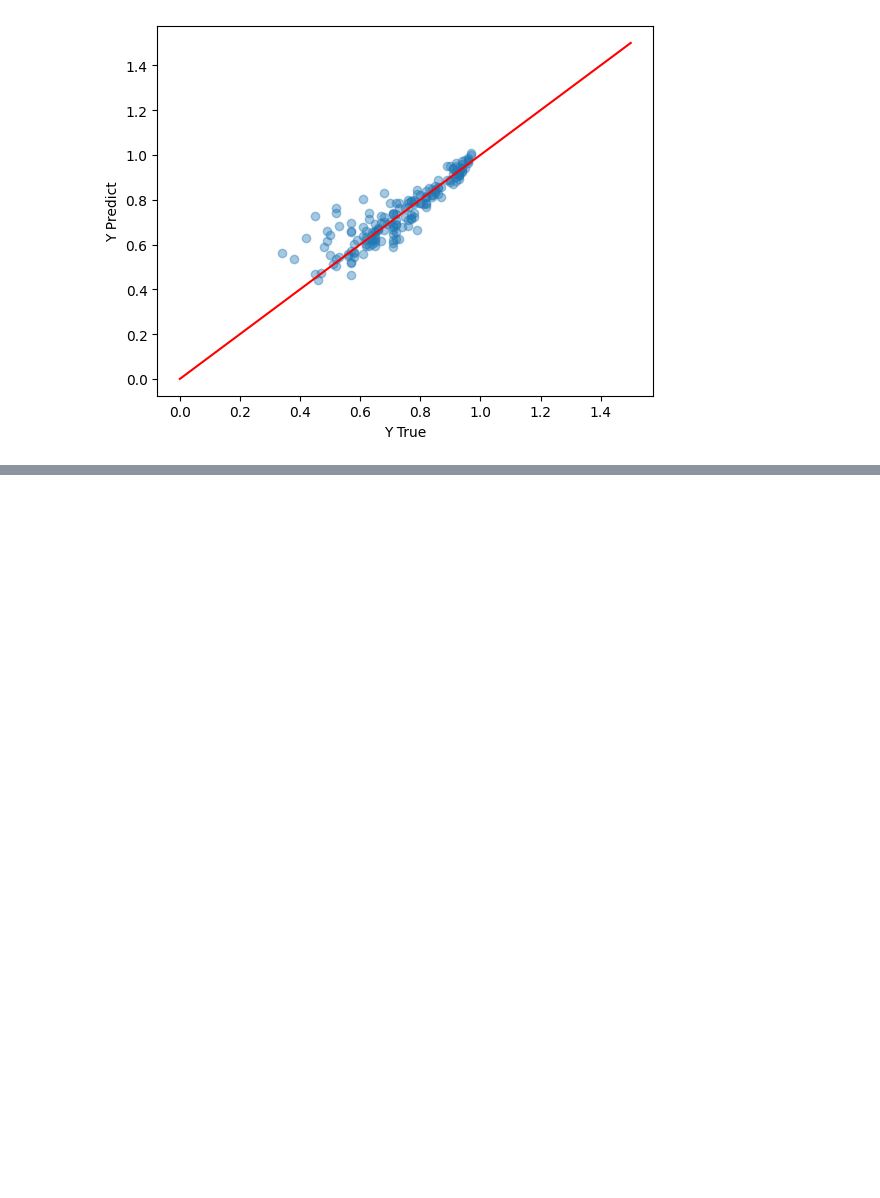
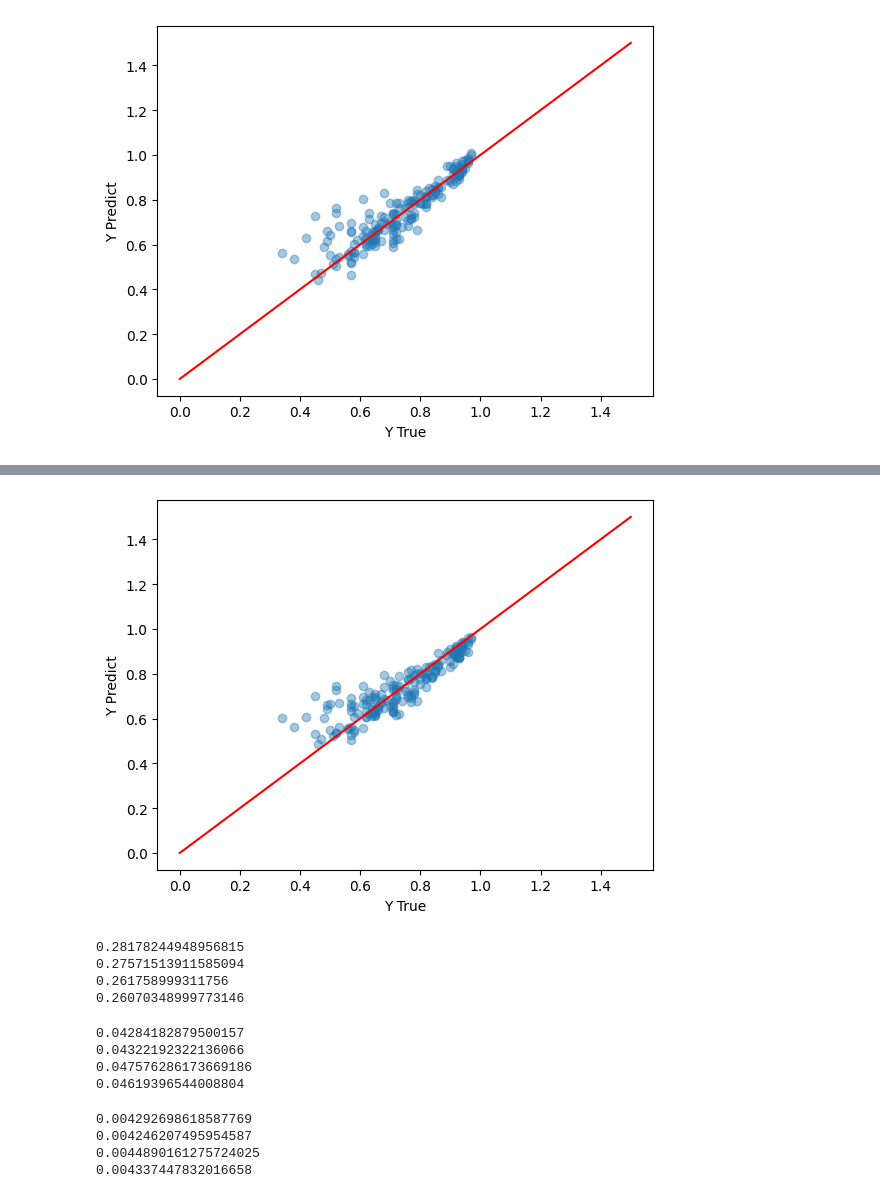
Before and after one commit to MBAhmadi/New-ML, a Jupyter notebook: graduate_admission_prediction/Admission_Predict_Ver1.1.ipynb, the cells around one changed output, grey strips where cells are left out. Drawn from its saved outputs; the diff is of its cells as text; code cells hidden in the pictures; blank space fills up the shorter version.

```diff
--- a/graduate_admission_prediction/Admission_Predict_Ver1.1.ipynb
+++ b/graduate_admission_prediction/Admission_Predict_Ver1.1.ipynb
@@ -129,0 +182,20 @@ plt.ylabel('Y Predict');
+# %%
+steps = [('poly_feature', PolynomialFeatures(degree=2)),
+         ('lr', ElasticNet(alpha=1, l1_ratio=0.5, fit_intercept=False))]
+
+lr_elastic = Pipeline(steps=steps)
+
+lr_elastic.fit(X_train, y_train)
+
+
+y_pred = lr_elastic.predict(X_test)
+
+plt.scatter(y_test, y_pred, alpha=0.4);
+plt.plot(np.linspace(0, 1.5, 100),
+         np.linspace(0, 1.5, 100),
+         c='red')
+
+plt.xlabel('Y True')
+plt.ylabel('Y Predict');
+# %% [output]
+[figure, added]
@@ -129,0 +208,30 @@ plt.ylabel('Y Predict');
+# %%
+print(max_error(y_true=y_test, y_pred=lr.predict(X_test)))
+print(max_error(y_true=y_test, y_pred=lr_ridge.predict(X_test)))
+print(max_error(y_true=y_test, y_pred=lr_lasso.predict(X_test)))
+print(max_error(y_true=y_test, y_pred=lr_elastic.predict(X_test)))
+# %% [output]
+0.28178244948956815
+0.27571513911585094
+0.261758999311756
+0.26070348999773146
+# %%
+print(mean_absolute_error(y_true=y_test, y_pred=lr.predict(X_test)))
+print(mean_absolute_error(y_true=y_test, y_pred=lr_ridge.predict(X_test)))
+print(mean_absolute_error(y_true=y_test, y_pred=lr_lasso.predict(X_test)))
+print(mean_absolute_error(y_true=y_test, y_pred=lr_elastic.predict(X_test)))
+# %% [output]
+0.04284182879500157
+0.04322192322136066
+0.047576286173669186
+0.04619396544008804
+# %%
+print(mean_squared_error(y_true=y_test, y_pred=lr.predict(X_test)))
+print(mean_squared_error(y_true=y_test, y_pred=lr_ridge.predict(X_test)))
+print(mean_squared_error(y_true=y_test, y_pred=lr_lasso.predict(X_test)))
+print(mean_squared_error(y_true=y_test, y_pred=lr_elastic.predict(X_test)))
+# %% [output]
+0.004292698618587769
+0.004246207495954587
+0.0044890161275724025
+0.004337447832016658
```
Also changed, not shown: parts of 9 cells of this notebook.
